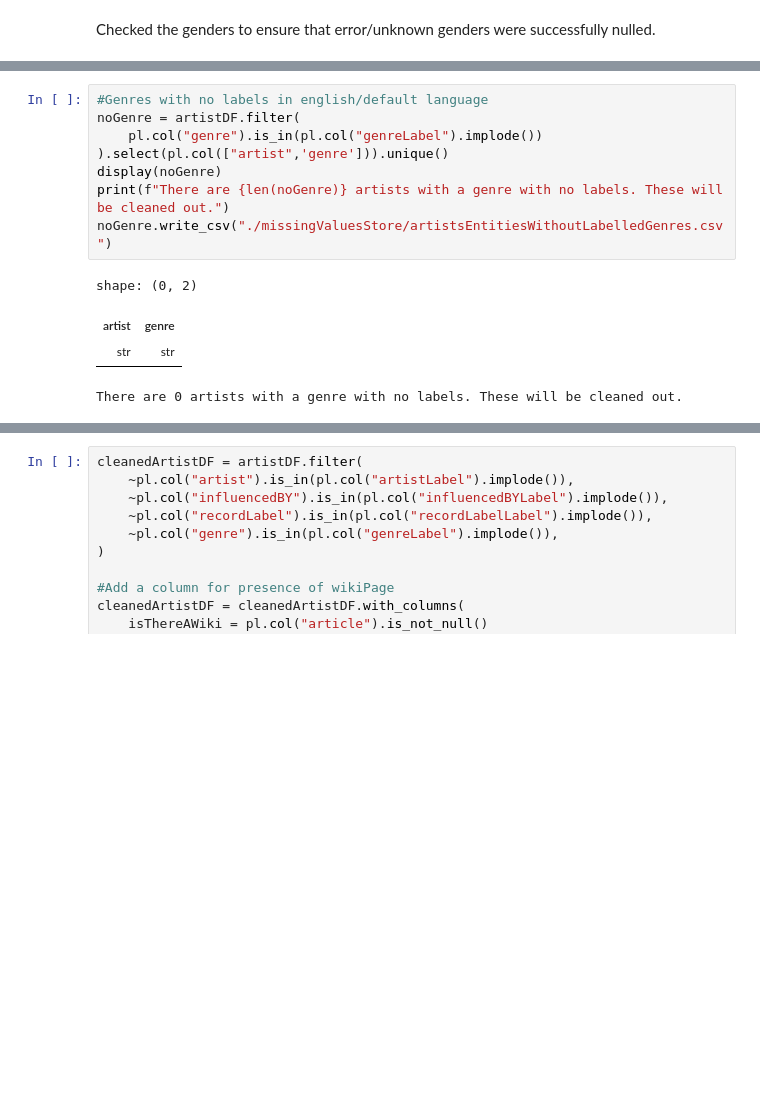
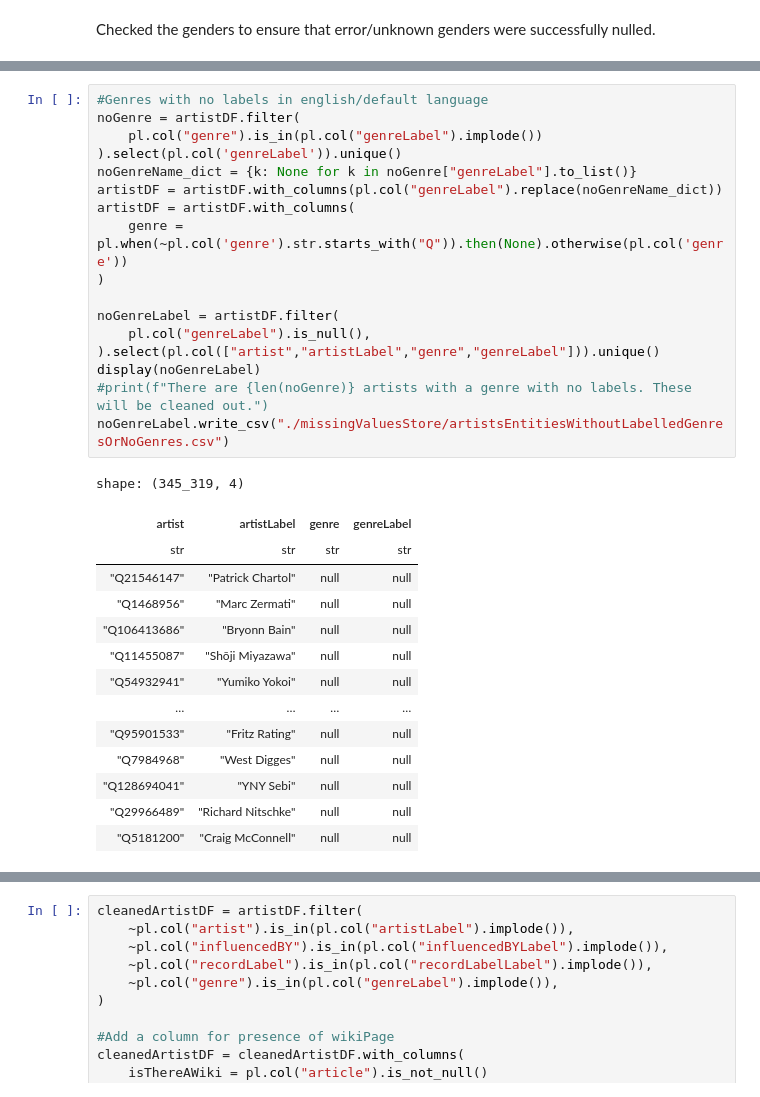
Before and after one commit to malik-files/MScDiss_IGASTNBK_, a Jupyter notebook: Main Code/cleaning_inspecting_labelling_Wikidata_artists.ipynb, the cells around one changed output, grey strips where cells are left out. Saved outputs shown, nothing was run; the diff lists cells and outputs as text; blank space fills up the shorter version.

```diff
--- a/Main Code/cleaning_inspecting_labelling_Wikidata_artists.ipynb
+++ b/Main Code/cleaning_inspecting_labelling_Wikidata_artists.ipynb
@@ -121,16 +129,35 @@ shape: (3, 2)
 # %%
 #Genres with no labels in english/default language
 noGenre = artistDF.filter(
     pl.col("genre").is_in(pl.col("genreLabel").implode())
-).select(pl.col(["artist",'genre'])).unique()
-display(noGenre)
-print(f"There are {len(noGenre)} artists with a genre with no labels. These will be cleaned out.")
-noGenre.write_csv("./missingValuesStore/artistsEntitiesWithoutLabelledGenres.csv")
+).select(pl.col('genreLabel')).unique()
+noGenreName_dict = {k: None for k in noGenre["genreLabel"].to_list()}
+artistDF = artistDF.with_columns(pl.col("genreLabel").replace(noGenreName_dict))
+artistDF = artistDF.with_columns(
+    genre = pl.when(~pl.col('genre').str.starts_with("Q")).then(None).otherwise(pl.col('genre'))
+)
+
+noGenreLabel = artistDF.filter(
+    pl.col("genreLabel").is_null(),
+).select(pl.col(["artist","artistLabel","genre","genreLabel"])).unique()
+display(noGenreLabel)
+#print(f"There are {len(noGenre)} artists with a genre with no labels. These will be cleaned out.")
+noGenreLabel.write_csv("./missingValuesStore/artistsEntitiesWithoutLabelledGenresOrNoGenres.csv")
 # %% [output]
-shape: (0, 2)
+shape: (345_319, 4)
-| artist | genre |
-| str | str |
+| artist | artistLabel | genre | genreLabel |
+| str | str | str | str |
+| "Q21546147" | "Patrick Chartol" | null | null |
+| "Q1468956" | "Marc Zermati" | null | null |
+| "Q106413686" | "Bryonn Bain" | null | null |
+| "Q11455087" | "Shōji Miyazawa" | null | null |
+| "Q54932941" | "Yumiko Yokoi" | null | null |
+| … | … | … | … |
+| "Q95901533" | "Fritz Rating" | null | null |
+| "Q7984968" | "West Digges" | null | null |
+| "Q128694041" | "YNY Sebi" | null | null |
+| "Q29966489" | "Richard Nitschke" | null | null |
+| "Q5181200" | "Craig McConnell" | null | null |
-There are 0 artists with a genre with no labels. These will be cleaned out.
 # %%
 #Record Labels without a label
 noRecordLabelLabel = artistDF.filter(
```
Also changed, not shown: parts of 6 cells of this notebook, 6 other files.
